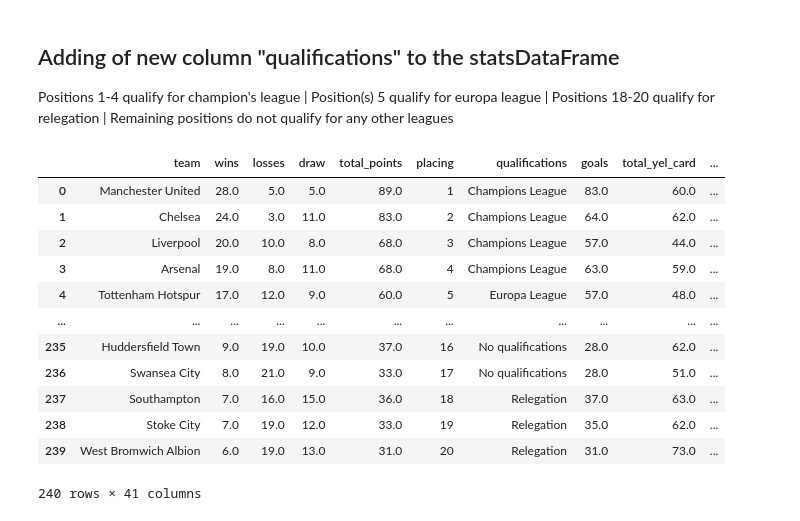
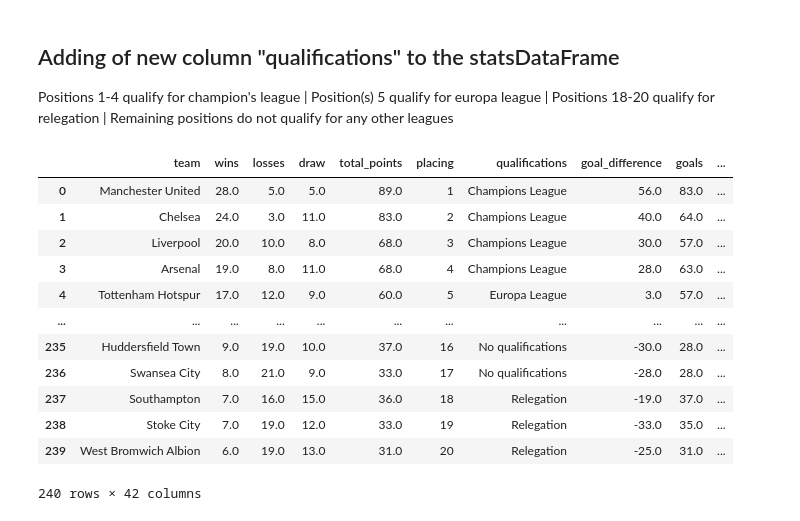
Before and after one commit to JacksonSeowJX/SC1015, a Jupyter notebook: Sc1015 Mini-Project.ipynb, the cells around one changed output. Drawn from its saved outputs; the diff is of its cells as text; code cells hidden in the pictures.

```diff
--- a/Sc1015 Mini-Project.ipynb
+++ b/Sc1015 Mini-Project.ipynb
@@ -345,0 +348,14 @@ statsDataFrame.shape
+# %%
+# Assuming statsDataFrame is your existing DataFrame
+
+# Calculate the goal difference for each club for each season
+statsDataFrame['goal_difference'] = statsDataFrame['goals'] - statsDataFrame['goals_conceded']
+
+total_points_index = statsDataFrame.columns.get_loc('total_points') + 1
+
+# Reorder columns to place 'goal_difference' next to 'total_points'
+statsDataFrame = statsDataFrame.reindex(columns= [*statsDataFrame.columns[:total_points_index],
+                                                  'goal_difference',
+                                                  *statsDataFrame.columns[total_points_index:-1]])
+
+statsDataFrame.info()
@@ -734,43 +757,43 @@ Teams that appeared in all seasons: ['Arsenal', 'Chelsea', 'Everton', 'Liverpool
 
 Positions 1-4 qualify for champion's league | Position(s) 5 qualify for europa league | Positions 18-20 qualify for relegation | Remaining positions do not qualify for any other leagues
 # %%
-def determine_qualification(placement):
-    if 1 <= placement <= 4:
+def determine_qualification(placing):
+    if 1 <= placing <= 4:
         return 'Champions League'
-    elif placement == 5:
+    elif placing == 5:
         return 'Europa League'
-    elif 18 <= placement <= 20:
+    elif 18 <= placing <= 20:
         return 'Relegation'
     else:
         return 'No qualifications'
 
 
 statsDataFrame['qualifications'] = statsDataFrame['placing'].apply(determine_qualification)
 # Find the index of the 'placement' column
 placement_index = statsDataFrame.columns.get_loc('placing')
 
 # Insert the 'qualifications' column right after the 'placement' column
 # We use placement_index + 1 to place it right after the 'placement' column
 statsDataFrame.insert(placement_index + 1, 'qualifications_new', statsDataFrame['qualifications'])
 
 # Now you can drop the old 'qualifications' column since it's duplicated
 statsDataFrame.drop('qualifications', axis=1, inplace=True)
 
 # Rename the new column back to 'qualifications'
 statsDataFrame.rename(columns={'qualifications_new': 'qualifications'}, inplace=True)
 
 statsDataFrame
 # %% [output]
-|  | team | wins | losses | draw | total_points | placing | qualifications | goals | total_yel_card | ... |
-| 0 | Manchester United | 28.0 | 5.0 | 5.0 | 89.0 | 1 | Champions League | 83.0 | 60.0 | ... |
-| 1 | Chelsea | 24.0 | 3.0 | 11.0 | 83.0 | 2 | Champions League | 64.0 | 62.0 | ... |
-| 2 | Liverpool | 20.0 | 10.0 | 8.0 | 68.0 | 3 | Champions League | 57.0 | 44.0 | ... |
-| 3 | Arsenal | 19.0 | 8.0 | 11.0 | 68.0 | 4 | Champions League | 63.0 | 59.0 | ... |
-| 4 | Tottenham Hotspur | 17.0 | 12.0 | 9.0 | 60.0 | 5 | Europa League | 57.0 | 48.0 | ... |
+|  | team | wins | losses | draw | total_points | placing | qualifications | goal_difference | goals | ... |
+| 0 | Manchester United | 28.0 | 5.0 | 5.0 | 89.0 | 1 | Champions League | 56.0 | 83.0 | ... |
+| 1 | Chelsea | 24.0 | 3.0 | 11.0 | 83.0 | 2 | Champions League | 40.0 | 64.0 | ... |
+| 2 | Liverpool | 20.0 | 10.0 | 8.0 | 68.0 | 3 | Champions League | 30.0 | 57.0 | ... |
+| 3 | Arsenal | 19.0 | 8.0 | 11.0 | 68.0 | 4 | Champions League | 28.0 | 63.0 | ... |
+| 4 | Tottenham Hotspur | 17.0 | 12.0 | 9.0 | 60.0 | 5 | Europa League | 3.0 | 57.0 | ... |
 | ... | ... | ... | ... | ... | ... | ... | ... | ... | ... | ... |
-| 235 | Huddersfield Town | 9.0 | 19.0 | 10.0 | 37.0 | 16 | No qualifications | 28.0 | 62.0 | ... |
-| 236 | Swansea City | 8.0 | 21.0 | 9.0 | 33.0 | 17 | No qualifications | 28.0 | 51.0 | ... |
-| 237 | Southampton | 7.0 | 16.0 | 15.0 | 36.0 | 18 | Relegation | 37.0 | 63.0 | ... |
-| 238 | Stoke City | 7.0 | 19.0 | 12.0 | 33.0 | 19 | Relegation | 35.0 | 62.0 | ... |
-| 239 | West Bromwich Albion | 6.0 | 19.0 | 13.0 | 31.0 | 20 | Relegation | 31.0 | 73.0 | ... |
+| 235 | Huddersfield Town | 9.0 | 19.0 | 10.0 | 37.0 | 16 | No qualifications | -30.0 | 28.0 | ... |
+| 236 | Swansea City | 8.0 | 21.0 | 9.0 | 33.0 | 17 | No qualifications | -28.0 | 28.0 | ... |
+| 237 | Southampton | 7.0 | 16.0 | 15.0 | 36.0 | 18 | Relegation | -19.0 | 37.0 | ... |
+| 238 | Stoke City | 7.0 | 19.0 | 12.0 | 33.0 | 19 | Relegation | -33.0 | 35.0 | ... |
+| 239 | West Bromwich Albion | 6.0 | 19.0 | 13.0 | 31.0 | 20 | Relegation | -25.0 | 31.0 | ... |
-240 rows × 41 columns
+240 rows × 42 columns
```
Also changed, not shown: parts of 8 cells of this notebook, 2 other files.
